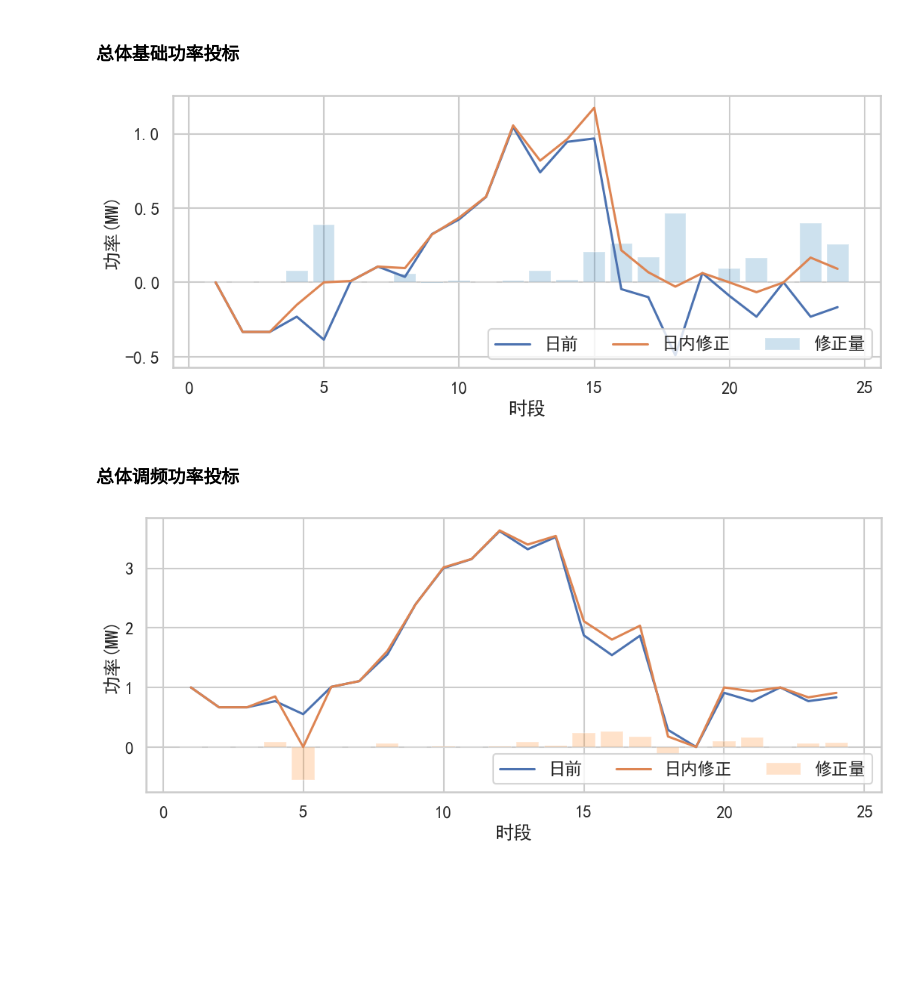
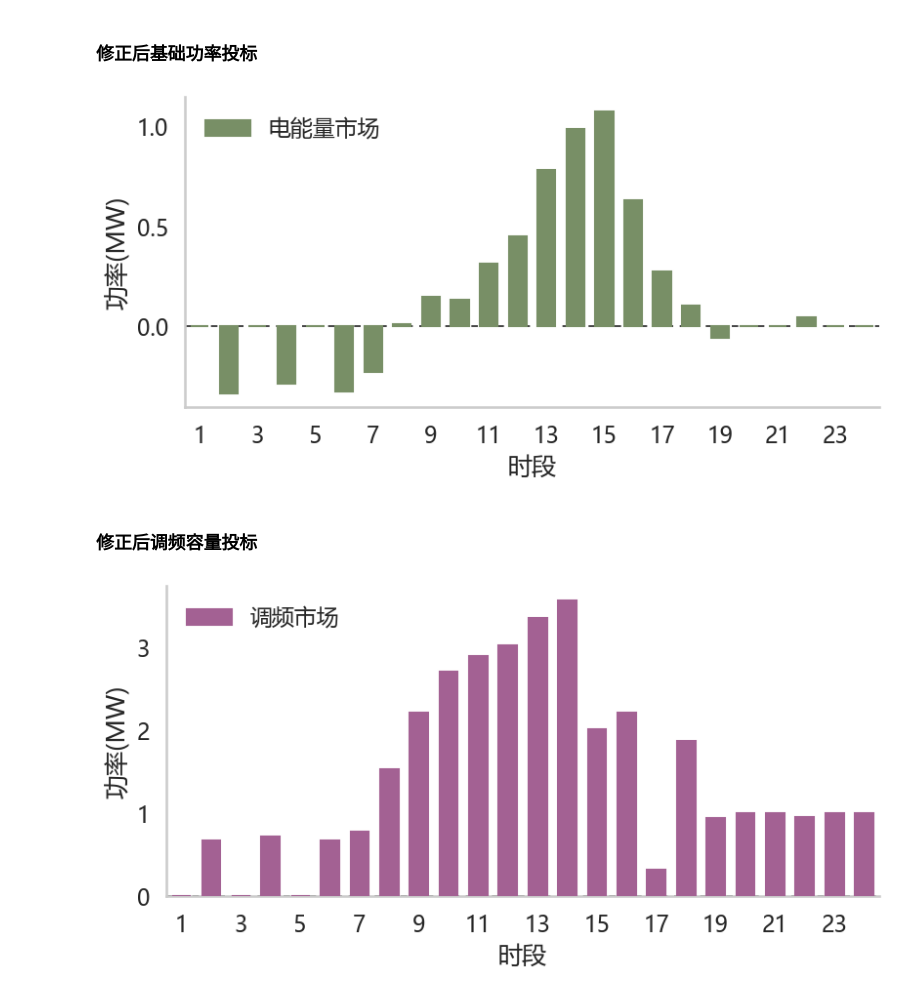
Before and after one commit to bao-yolanda/Real-time-operation-strategy-of-virtual-power-plants, a Jupyter notebook: docs/notebooks/myexp_result_visual_analysis.ipynb, the cells around one changed output. Cells and saved outputs as stored; diff of their text form; code cells hidden in the pictures; blank space fills up the shorter version.

```diff
--- a/docs/notebooks/myexp_result_visual_analysis.ipynb
+++ b/docs/notebooks/myexp_result_visual_analysis.ipynb
@@ -7,4 +8,12 @@
 # %%
+try:
+    from IPython import get_ipython
+    _ip = get_ipython()
+    if _ip is not None:
+        _ip.run_line_magic('matplotlib', 'inline')
+except Exception:
+    pass
+
 from pathlib import Path
 import sys
 
@@ -35,6 +44,7 @@ if str(PROJECT_ROOT) not in sys.path:
 from myexp.notebook_viz_utils import (
     build_analysis_bundle,
     build_selected_ev_actual_df,
+    build_selected_ev_soc_compare_df,
     build_selected_ev_slot_df,
     load_or_run_simulation,
 )
@@ -42,7 +52,7 @@ from myexp.notebook_viz_utils import (
 sns.set_theme(style="whitegrid", context="talk")
 plt.rcParams["font.sans-serif"] = ["SimHei", "Microsoft YaHei", "DejaVu Sans"]
 plt.rcParams["axes.unicode_minus"] = False
-FIGSIZE_MAIN = (10.5, 4.4)
+FIGSIZE_MAIN = (8, 4)
 FIGSIZE_HEATMAP = (10.5, 7.2)
 FIGSIZE_EV = (8.2, 4.7)
 
@@ -91,30 +169,52 @@ FileNotFoundError: [Errno 2] No such file or directory: 'data_prepare\\param.mat
 # %%
-display(Markdown("### 总体基础功率投标"))
+display(Markdown("### 修正后基础功率投标"))
 fig, ax = plt.subplots(figsize=FIGSIZE_MAIN, constrained_layout=True)
-ax.plot(slot_df["slot"], slot_df["bid_p_day"], linewidth=2.2, label="日前")
-ax.plot(slot_df["slot"], slot_df["bid_p_rev"], linewidth=2.2, label="日内修正")
-ax.bar(slot_df["slot"], slot_df["bid_p_delta"], alpha=0.22, color="tab:blue", label="修正量")
+ax.bar(
+    slot_df["slot"],
+    slot_df["bid_p_rev"],
+    width=0.62,
+    color="#788F66",
+    edgecolor="#788F66",
+    label="电能量市场",
+    zorder=3,
+)
+ax.axhline(0, color="#222222", linewidth=1.2, linestyle=(0, (4, 4)), zorder=2)
+ax.set_xlim(0.5, float(slot_df["slot"].max()) + 0.5)
+ax.set_xticks(range(1, int(slot_df["slot"].max()) + 1, 2))
 ax.set_xlabel("时段")
 ax.set_ylabel("功率(MW)")
-# ax.set_title("总体基础功率投标：日前计划 vs 日内修正")
-ax.legend(ncol=3)
+ax.spines["top"].set_visible(False)
+ax.spines["right"].set_visible(False)
+ax.grid(False)
+ax.legend(frameon=False, loc="upper left")
 plt.show()
 
-display(Markdown("### 总体调频功率投标"))
+display(Markdown("### 修正后调频容量投标"))
 fig, ax = plt.subplots(figsize=FIGSIZE_MAIN, constrained_layout=True)
-ax.plot(slot_df["slot"], slot_df["bid_r_day"], linewidth=2.2, label="日前")
-ax.plot(slot_df["slot"], slot_df["bid_r_rev"], linewidth=2.2, label="日内修正")
-ax.bar(slot_df["slot"], slot_df["bid_r_delta"], alpha=0.22, color="tab:orange", label="修正量")
+ax.bar(
+    slot_df["slot"],
+    slot_df["bid_r_rev"],
+    width=0.62,
+    color="#A36193",
+    edgecolor="#A36193",
+    label="调频市场",
+    zorder=3,
+)
+ax.axhline(0, color="#222222", linewidth=1.2, linestyle=(0, (4, 4)), zorder=2)
+ax.set_xlim(0.5, float(slot_df["slot"].max()) + 0.5)
+ax.set_xticks(range(1, int(slot_df["slot"].max()) + 1, 2))
 ax.set_xlabel("时段")
 ax.set_ylabel("功率(MW)")
-# ax.set_title("总体调频功率投标：日前计划 vs 日内修正")
-ax.legend(ncol=3)
+ax.spines["top"].set_visible(False)
+ax.spines["right"].set_visible(False)
+ax.grid(False)
+ax.legend(frameon=False, loc="upper left")
 plt.show()
 # %% [output]
-### 总体基础功率投标
+### 修正后基础功率投标
-[figure, old version]
+[figure, new version]
-### 总体调频功率投标
+### 修正后调频容量投标
-[figure, old version]
+[figure, new version]
 # %%
 base_day = resource_df.pivot(index="slot", columns="resource_type", values="bid_p_day")
 base_rev = resource_df.pivot(index="slot", columns="resource_type", values="bid_p_rev")
```
Also changed, not shown: parts of 8 cells of this notebook, 36 other files.
